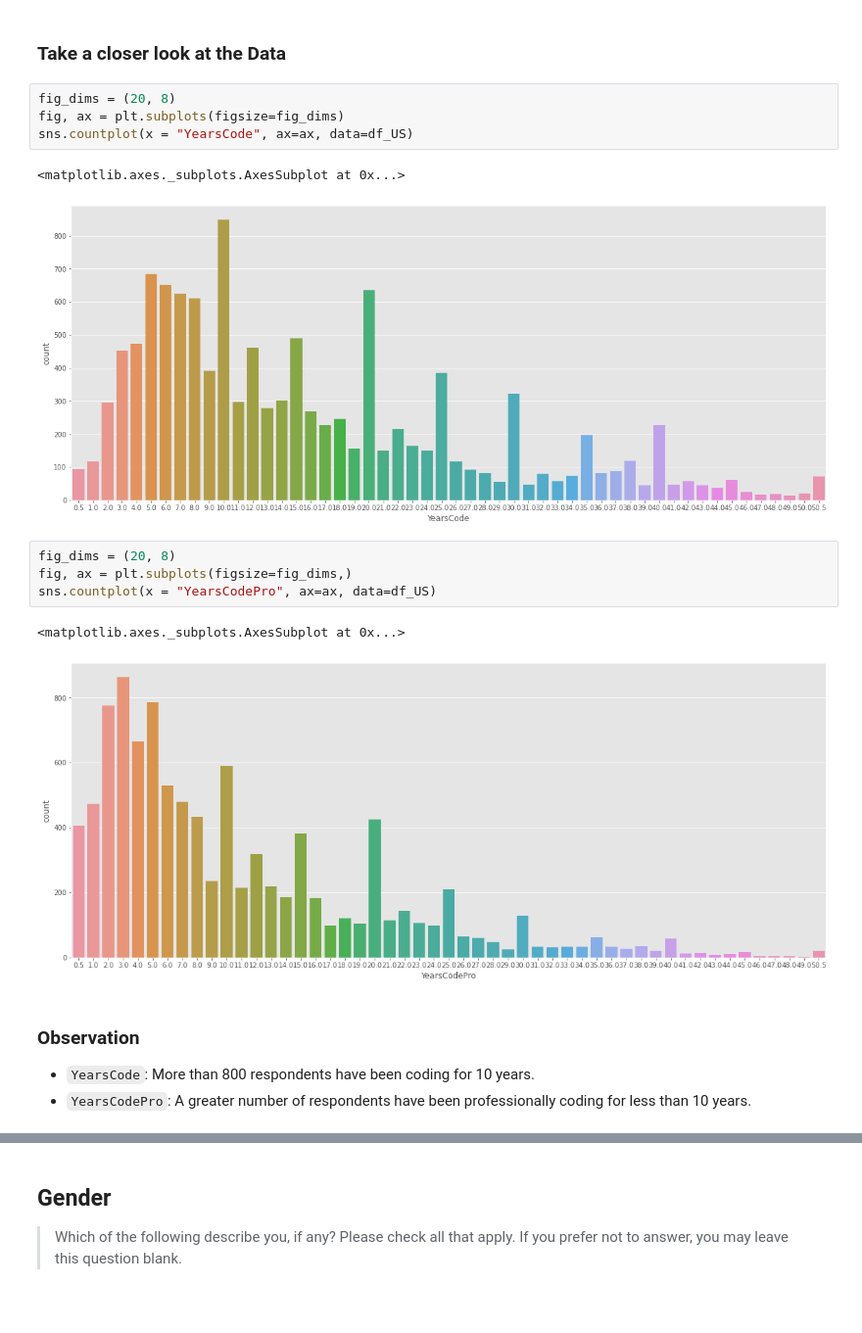
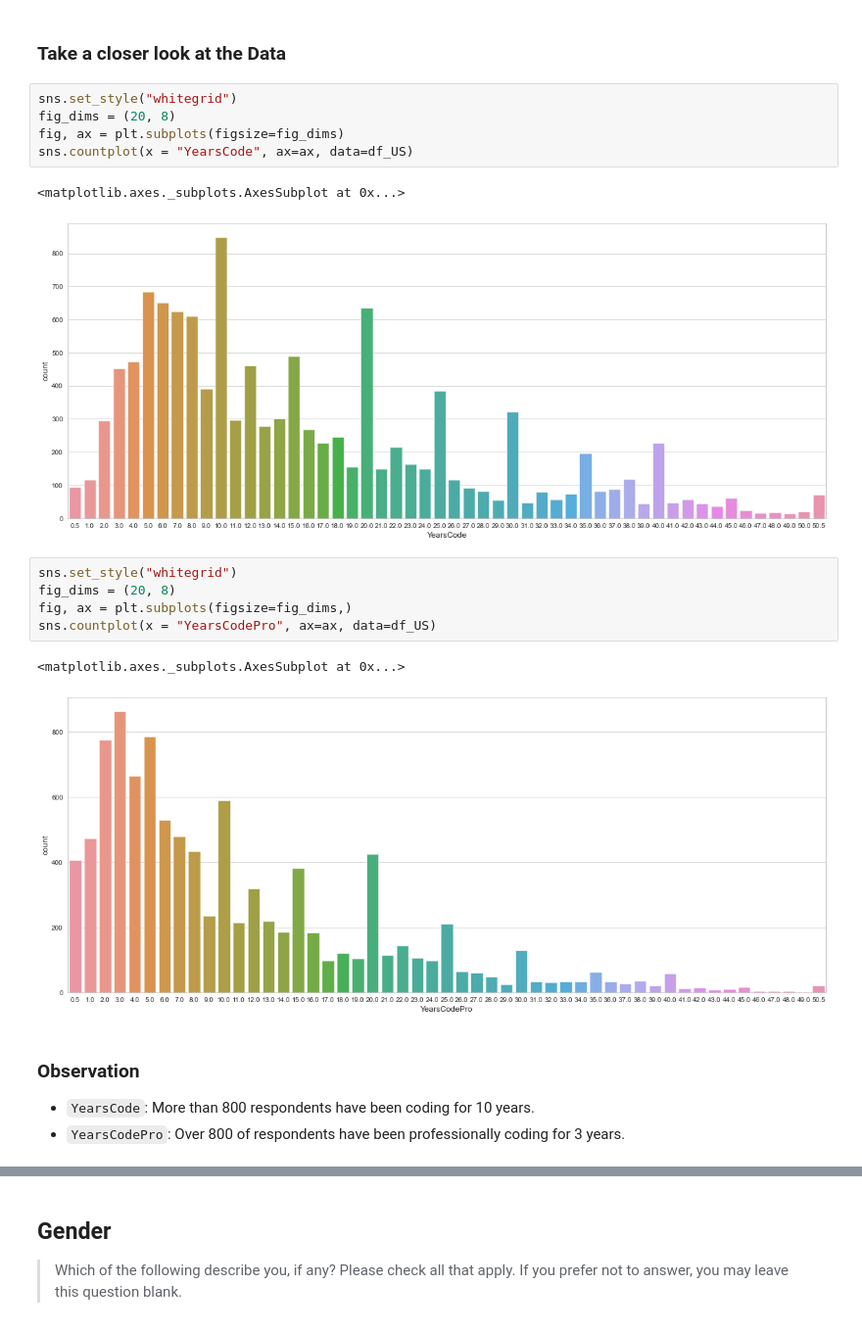
Before and after one commit to LisaHarrison08/stackOverflow_Survey, a Jupyter notebook: stackOverflow_survey.ipynb, the cells around one changed output, grey strips where cells are left out. Shown at 98% size. Cells and saved outputs as stored; diff of their text form.

```diff
--- a/stackOverflow_survey.ipynb
+++ b/stackOverflow_survey.ipynb
@@ -257,20 +257,22 @@ sns.histplot(ax = axes[1], data=df_US['YearsCodePro'])
 # %% [markdown]
 ### Take a closer look at the Data
 # %%
+sns.set_style("whitegrid")
 fig_dims = (20, 8)
 fig, ax = plt.subplots(figsize=fig_dims)
 sns.countplot(x = "YearsCode", ax=ax, data=df_US)
 # %% [output]
 <matplotlib.axes._subplots.AxesSubplot at 0x...>
-[figure, old version]
+[figure, new version]
 # %%
+sns.set_style("whitegrid")
 fig_dims = (20, 8)
 fig, ax = plt.subplots(figsize=fig_dims,)
 sns.countplot(x = "YearsCodePro", ax=ax, data=df_US)
 # %% [output]
 <matplotlib.axes._subplots.AxesSubplot at 0x...>
-[figure, old version]
+[figure, new version]
 # %% [markdown]
 ### Observation
 - `YearsCode`: More than 800 respondents have been coding for 10 years.
-- `YearsCodePro`: A greater number of respondents have been professionally coding for less than 10 years.
+- `YearsCodePro`: Over 800 of respondents have been professionally coding for 3 years.
```
Also changed, not shown: parts of 6 cells of this notebook, 2 other files.
